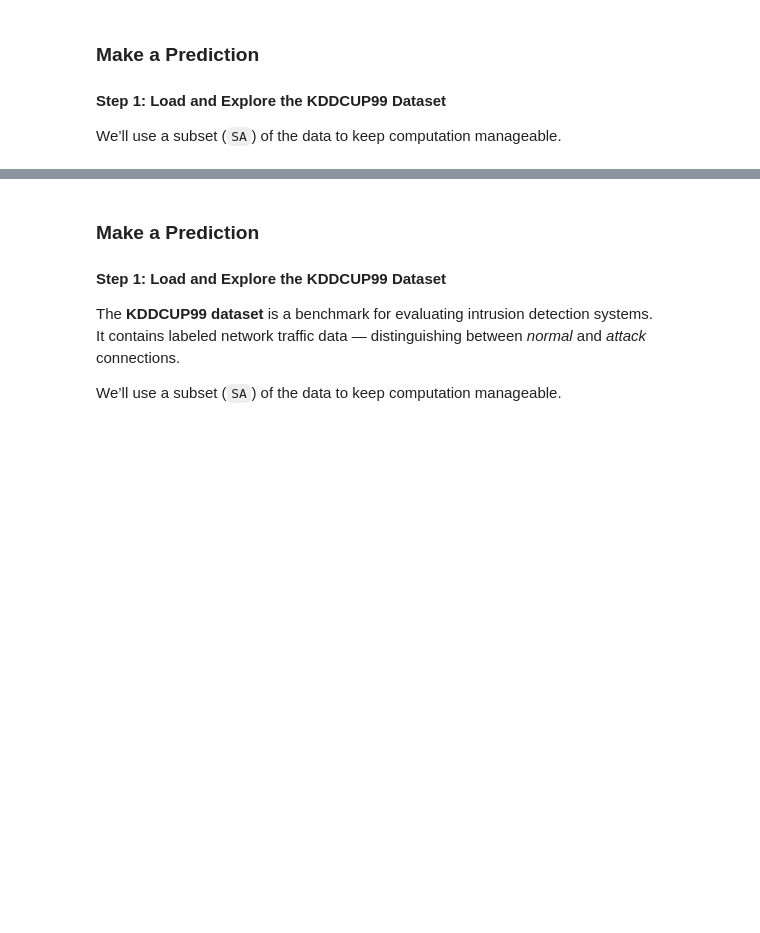
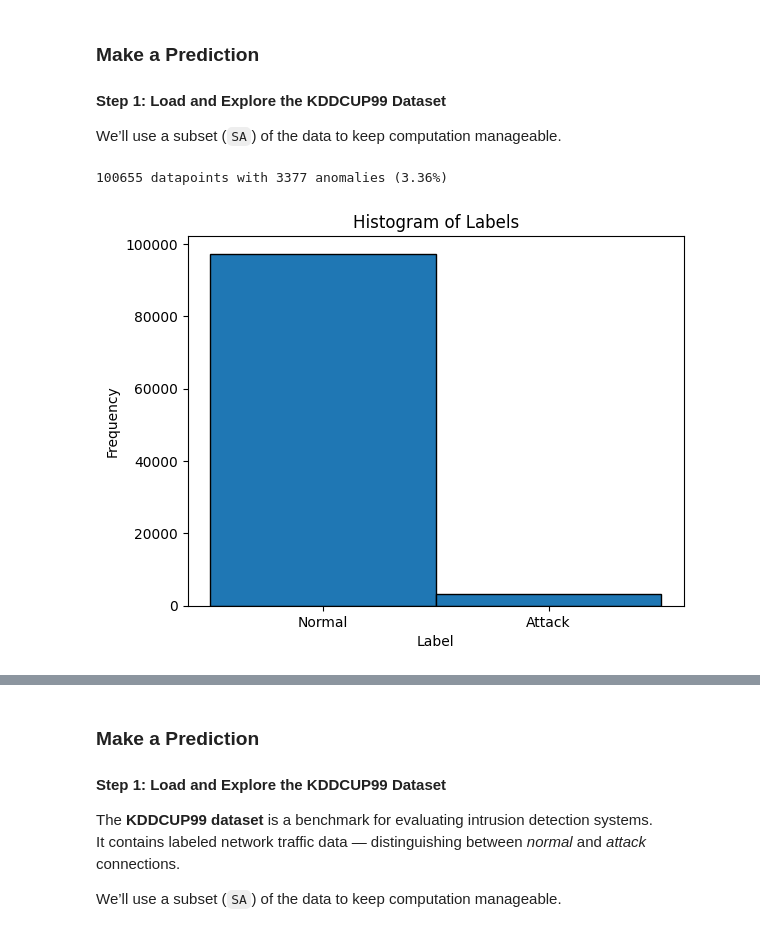
Before and after one commit to shaoyunguo/mlcysec_tutorial, a Jupyter notebook: source/tutorial_notebooks/getting_started_with_ml/getting_started_with_ml.ipynb, the cells around one changed output, grey strips where cells are left out. Drawn from its saved outputs; the diff is of its cells as text; code cells hidden in the pictures; blank space fills up the shorter version.

```diff
--- a/source/tutorial_notebooks/getting_started_with_ml/getting_started_with_ml.ipynb
+++ b/source/tutorial_notebooks/getting_started_with_ml/getting_started_with_ml.ipynb
@@ -166,29 +166,36 @@ We’ll use a subset (`SA`) of the data to keep computation manageable.
 # %%
 # Load KDD Cup 99 dataset
 X, y = datasets.fetch_kddcup99(
     subset="SA",             # Use the 'SA' subset (smaller sample)
     percent10=True,          # Use 10% of the full dataset for efficiency
     random_state=42,         # Ensure reproducibility
     return_X_y=True,         # Return data and labels separately
     as_frame=True            # Load as pandas DataFrame
 )
 
 # Convert binary label: 1 = attack, 0 = normal
 y = (y != b"normal.").astype(np.int32)
 
-# Take only 10% of the data for quick demonstration
-X, _, y, _ = train_test_split(X, y, train_size=0.1, stratify=y, random_state=42)
+# One-hot encode categorical columns
+X = pd.get_dummies(X)
 
+# Split into training and test sets
+X_train, X_test, y_train, y_test = train_test_split(
+    X, y, test_size=0.2, random_state=42, stratify=y
+)
 # Display dataset stats
 n_samples, anomaly_frac = X.shape[0], y.mean()
 print(f"{n_samples} datapoints with {y.sum()} anomalies ({anomaly_frac:.02%})")
 
 # Plot label distribution
 plt.hist(y, bins=[-0.5, 0.5, 1.5], edgecolor='black')
 plt.xticks([0, 1], ['Normal', 'Attack'])
 plt.title('Histogram of Labels')
 plt.xlabel('Label')
 plt.ylabel('Frequency')
 plt.show()
+# %% [output]
+100655 datapoints with 3377 anomalies (3.36%)
+[figure, added]
 # %% [markdown]
 ### Logistic Regression
```
Also changed, not shown: parts of 12 cells of this notebook, 3 other files.
